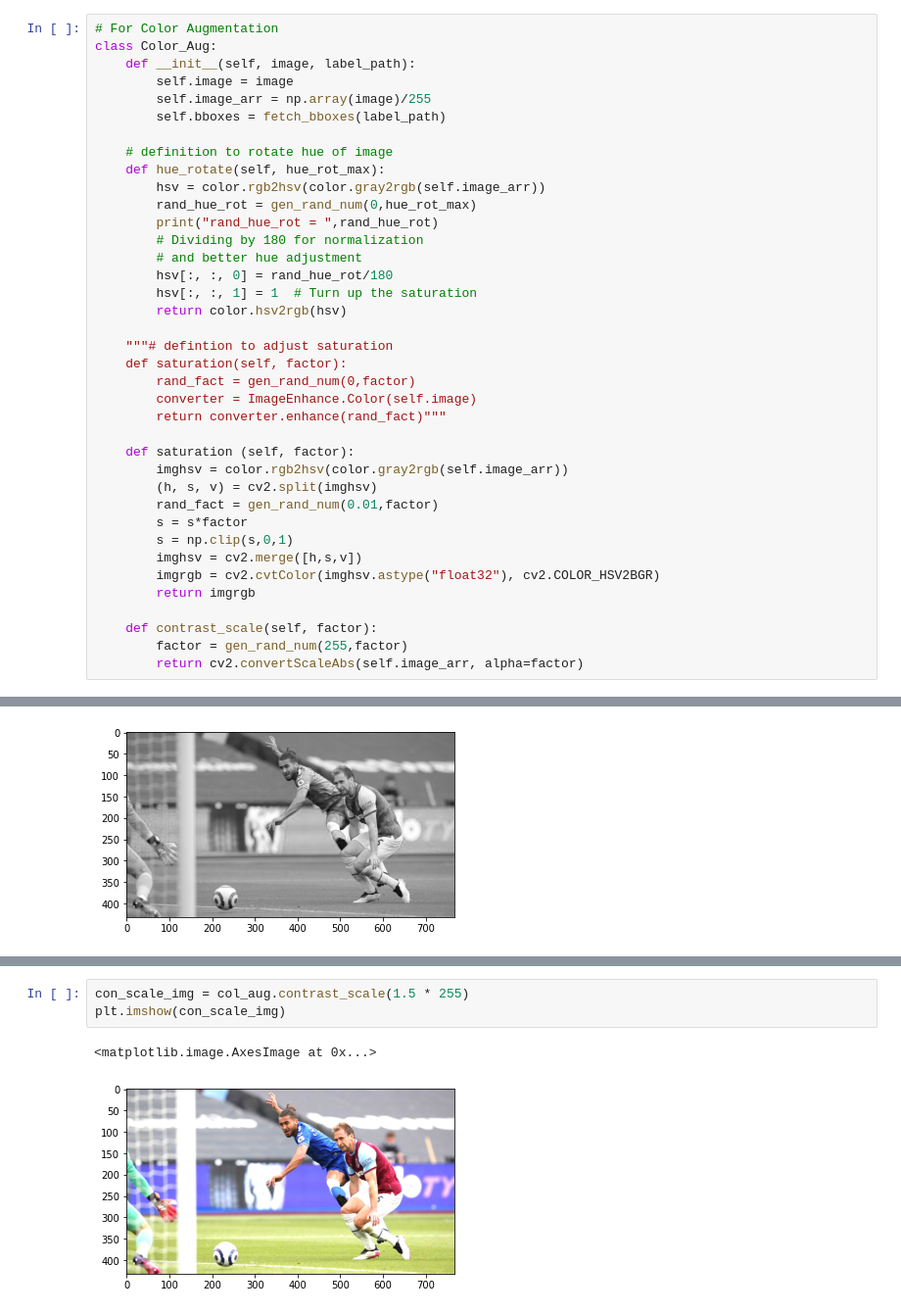
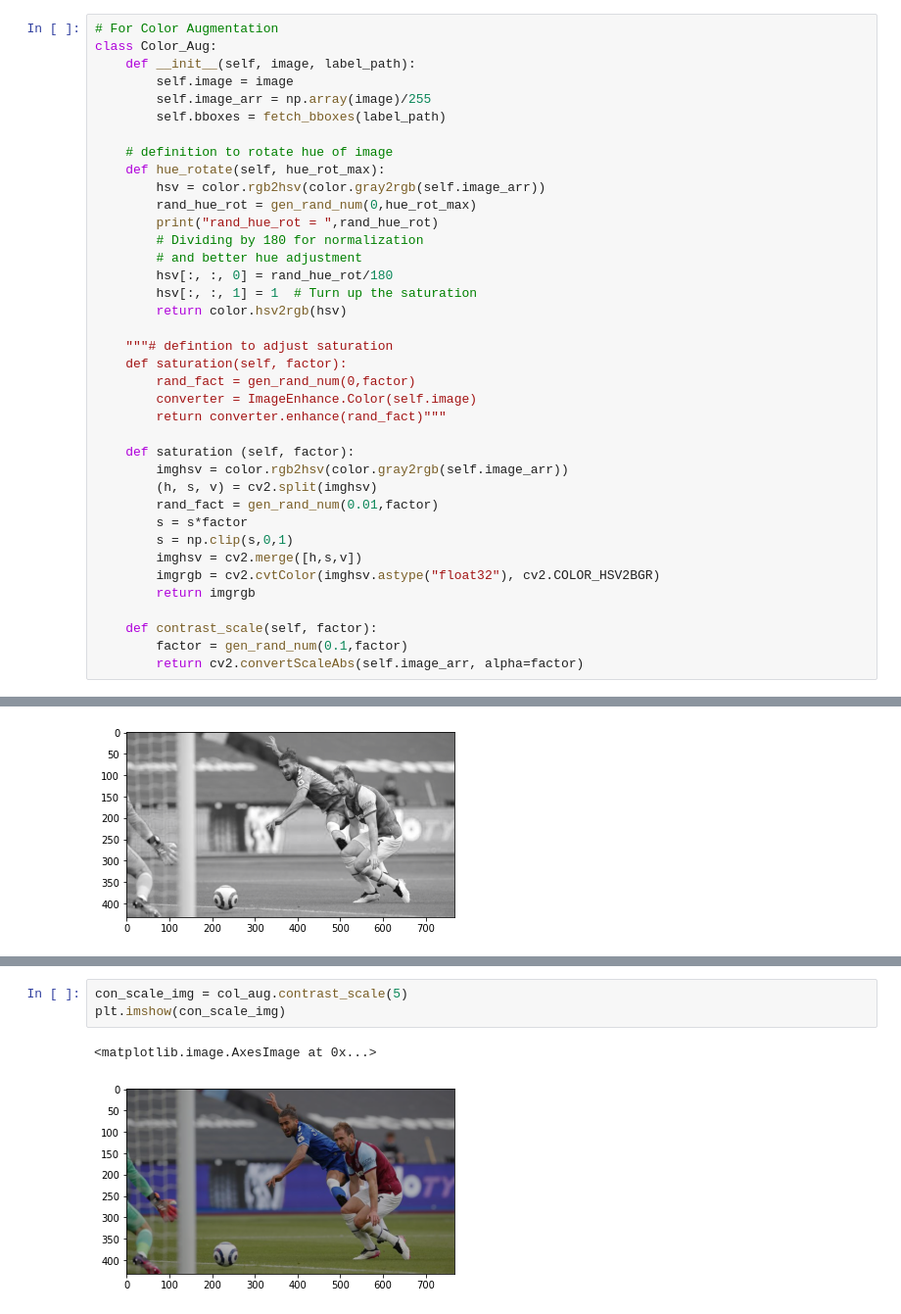
Before and after one commit to hackassin/PyTorch-For-Kiiti-Object-Detection, a Jupyter notebook: data_aug_preprocess.ipynb, the cells around one changed output, grey strips where cells are left out. Shown at 98% size. Saved outputs shown, nothing was run; the diff lists cells and outputs as text.

```diff
--- a/data_aug_preprocess.ipynb
+++ b/data_aug_preprocess.ipynb
@@ -138,7 +138,7 @@ class Color_Aug:
         return imgrgb
 
     def contrast_scale(self, factor):
-        factor = gen_rand_num(255,factor)
+        factor = gen_rand_num(0.1,factor)
         return cv2.convertScaleAbs(self.image_arr, alpha=factor)
 # %%
 # Test code to fetch bounding boxes and image
@@ -320,6 +330,6 @@ array([[0.4109804 , 0.4110305 , 0.41568628],
 # %%
-con_scale_img = col_aug.contrast_scale(1.5 * 255)
+con_scale_img = col_aug.contrast_scale(5)
 plt.imshow(con_scale_img)
 # %% [output]
 <matplotlib.image.AxesImage at 0x...>
-[figure, old version]
+[figure, new version]
```
Also changed, not shown: parts of 10 cells of this notebook.
